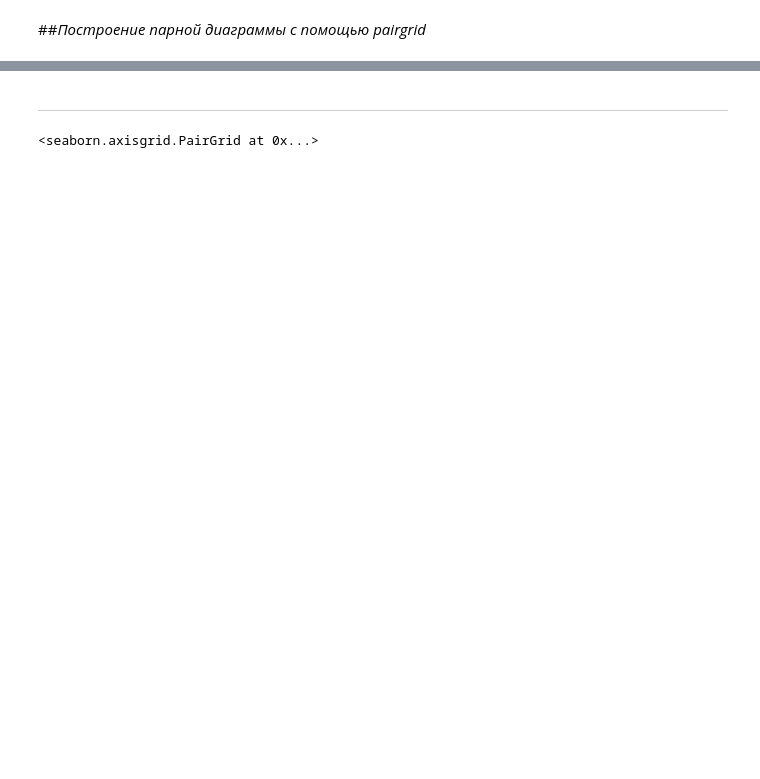
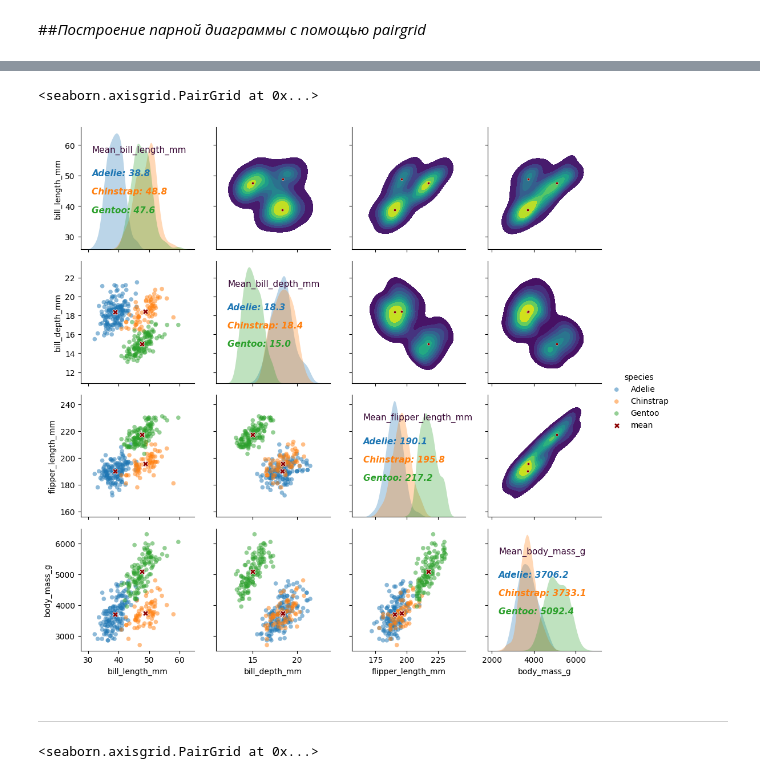
Before and after one commit to vitalns/pairplot, a Jupyter notebook: pairplot.ipynb, the cells around one changed output, grey strips where cells are left out. Saved outputs shown, nothing was run; the diff lists cells and outputs as text; code cells hidden in the pictures; blank space fills up the shorter version.

```diff
--- a/pairplot.ipynb
+++ b/pairplot.ipynb
@@ -147,3 +100,83 @@ g.map_upper(sns.kdeplot,
+# %%
+# Построим парную диаграмму с помощью pairgrid и добавим анотацию на диагональные графики.
+
+g = sns.PairGrid(penguins_avg,  # Полный датасет с добавленным средними значениями (species="mean")
+                 hue='species',
+                 diag_sharey=False,  # Необходимое условие, чтобы диаграммы kde по диагонали масштабировались под ось Y.
+                #  palette='tab10',  # по уиолчанию
+                 hue_kws = dict(marker=['o', 'o', 'o', 'X'],
+                                s=[30, 30, 30, 50],
+                                color= sns.color_palette('tab10')[:3] + ['darkred'],
+                                alpha=[.5, .5, .5, 1],
+                                edgecolors=['none', 'none', 'none', 'white'],
+                                linewidth = [.5]*4
+                                ),
+                #  height=2
+                 )
+
+# На нижних графиках построим диаграммы рассеяния.
+# Сделаем маркер среднего большего размера и формы 'X'.
+# Похоже чтобы изменить тип и размер маркера проще наложить диаграмму "поверх", используя g.data как выше.
+
+# plt.scatter принимает  (marker='v', s=50, color='g'), но списки не принимает,
+# а sns.scatterplot - (markers=[], size=[], palette=[]).
+g.map_lower(func=plt.scatter,  # Работает, но некрасивый график.
+            # marker='v', s=50, color='g'  #  hue_kws в приоритете.
+            )
+# sns.scatterplot не цепляют настройки из hue_kws, но можно указать size, markers, palette в g.map().
+# g.map_lower(sns.scatterplot,
+#             # size=penguins_avg.apply(lambda x: 100 if x.species=='mean' else 50, axis=1), # работает, портит легенду
+#             # size=dict(zip(g._hue_order, [50, 50, 50, 100])), # ошибки нет, ничего не строит
+#             # markers=penguins_avg.apply(lambda x: 'X' if x.species=='mean' else 'o', axis=1), # ошибки нет, но ничего не меняется
+#             # palette=dict.fromkeys(g._hue_order, sns.color_palette('tab10')[:3] + ['darkred']) # ошибки нет, но ничего не меняется
+#             )
+# Похоже чтобы изменить тип и размер маркера проще наложить диаграмму "поверх", используя g.data как выше.
+
+g.add_legend()
+
+# Добавим на диагональные элементы анотацию со средними значениями.
+
+# Не нашёл в seaborn аналог get_color() из plt, поэтому создал словарь с цветами в соответствии с hue_order.
+cmap_hue = dict(zip(g._hue_order[:3], sns.color_palette('tab10')[:3]))
+
+def annotate_func(*args, **kwargs):
+  data = args[0]
+  mean = data.mean()
+  ax = plt.gca()
+  # Каждое значения species из списка hue нужно записать с новой строки,
+  # поэтому будем считать сколько экземпляров дочернего класса matplotlib.text.Annotation уже есть.
+  # Можно считать экземпляры matplotlib.text.Text, но так как на графике уже есть подписи, то начальное значение не нулевое.
+  n = len([c for c in ax.get_children() if isinstance(c, matplotlib.text.Annotation)])
+  pos = (.1, .6 - .15*n)
+  if n == 0:  # Добавим заглавие фичи для которой вычесляем среднее
+    ax.text(.1,.85,
+            f"Mean_{args[0].name}",
+            size=11, weight='roman', stretch='condensed', color='xkcd:eggplant',
+            va='top',  # По умолчанию ha='left' и va='bottom'
+            transform=ax.transAxes
+            )
+  if kwargs['label'] in g._hue_order[:3]:  # Добавим анотацию для средних значений для всех species из фрейма кроме mean.
+    sns.kdeplot(data, fill=True, linewidth=0, alpha=0.3)  # Добавить график без заливки в качестве фона.
+    ax.annotate(f"{kwargs['label']}: {mean:.1f}",
+                size=11, style='oblique', weight='semibold',
+                c=cmap_hue[kwargs['label']],
+                xy=pos, xycoords=ax.transAxes
+                )
+g.map_diag(annotate_func)
+
+# На верхние графики добавим диаграммы "плотности", строим в последнюю очередь, так как сбрасываем hue.
+g.map_upper(sns.kdeplot,
+            fill=True, cmap='viridis',
+            data=penguins, hue=None  # Используем данные без средних значений
+            )
+# Добавим вершины
+g.data = penguins_avg[penguins_avg.species == 'mean']
+g.map_upper(sns.scatterplot,
+            hue=None,  # Необходимо сбросить hue, чтобы маркеру задать новые установки
+            s=10, marker='o', c='darkred')
+# %% [output]
+<seaborn.axisgrid.PairGrid at 0x...>
+[figure, added]
 # %% [markdown]
 ---
 # %%
```
Also changed, not shown: parts of 3 cells of this notebook.
